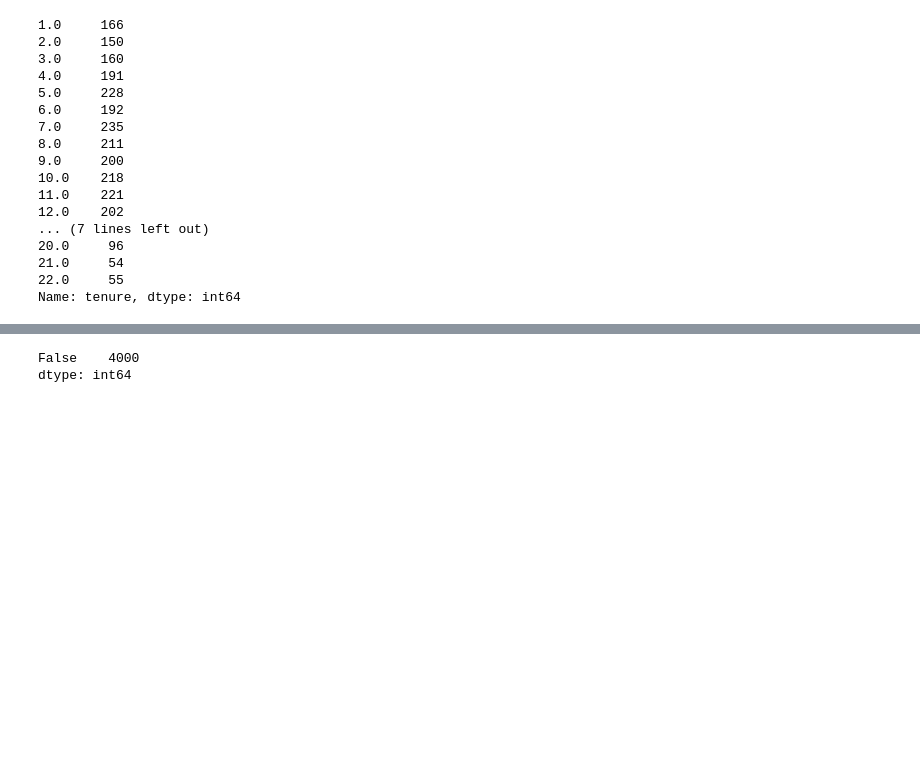
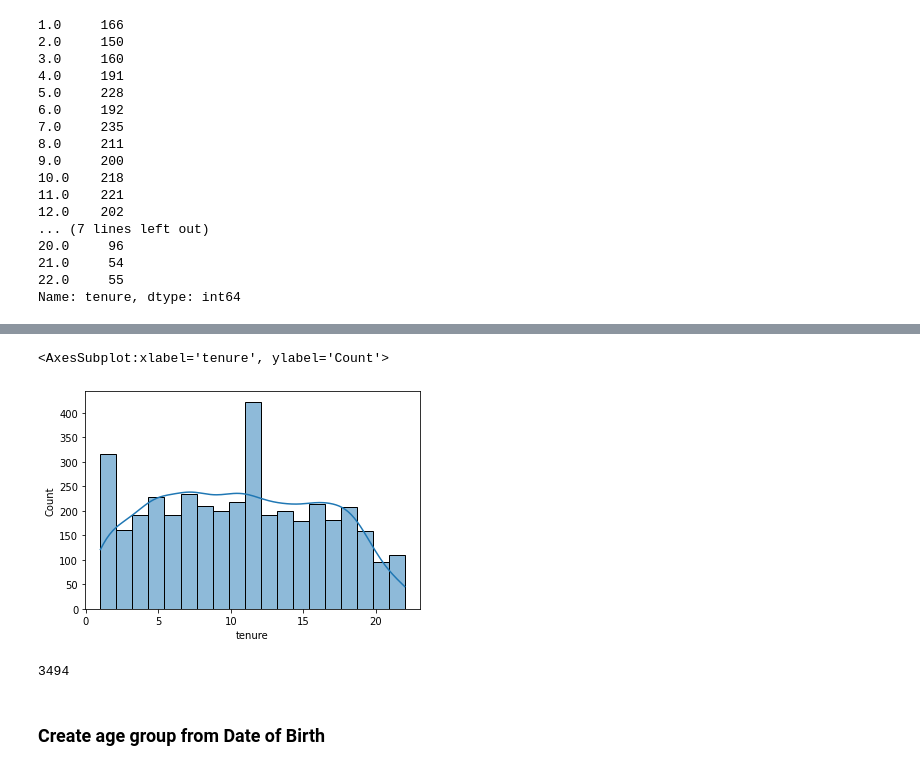
Before and after one commit to hseju/KPMG---Data-Analyst-Internship, a Jupyter notebook: Analysis/customer_demo_analysis.ipynb, the cells around one changed output, grey strips where cells are left out. Drawn from its saved outputs; the diff is of its cells as text; code cells hidden in the pictures; blank space fills up the shorter version.

```diff
--- a/Analysis/customer_demo_analysis.ipynb
+++ b/Analysis/customer_demo_analysis.ipynb
@@ -99,0 +153,6 @@ Name: DOB, dtype: int64
+# %%
+# job_title
+df_demo.job_title = df_demo.job_title.fillna("Other")
+# %%
+# job industry category
+df_demo.job_industry_category = df_demo.job_industry_category.fillna("Other")
@@ -100 +166,5 @@ Name: DOB, dtype: int64
+# %%
+# drop the default column
+
+df_demo.drop("default",axis=1, inplace=True)
 # %%
@@ -117,3 +189,10 @@ df_demo.tenure.value_counts().sort_index()
 21.0     54
 22.0     55
 Name: tenure, dtype: int64
+# %%
+# let's divide the tenure in 4 equal range of months
+
+df_demo["tenure_group"] = np.where(df_demo.tenure <6.0, "0-6 Months",
+                                np.where((df_demo.tenure >6.0) & (df_demo.tenure <12.0), "6-12 Months",
+                                        np.where((df_demo.tenure > 12.0) & (df_demo.tenure <18.0), "12-18 Months",
+                                                "18-24 Months")))
@@ -120,5 +208,12 @@ Name: tenure, dtype: int64
 # %%
-df_demo.duplicated().value_counts()
+# histogram of tenure data
+sns.histplot(data=df_demo, x="tenure", kde=True)
 # %% [output]
-False    4000
-dtype: int64
+<AxesSubplot:xlabel='tenure', ylabel='Count'>
+[figure, added]
+# %%
+len(df_trans.customer_id.unique())
+# %% [output]
+3494
+# %% [markdown]
+### Create age group from Date of Birth
```
Also changed, not shown: parts of 25 cells of this notebook, 12 other files.
